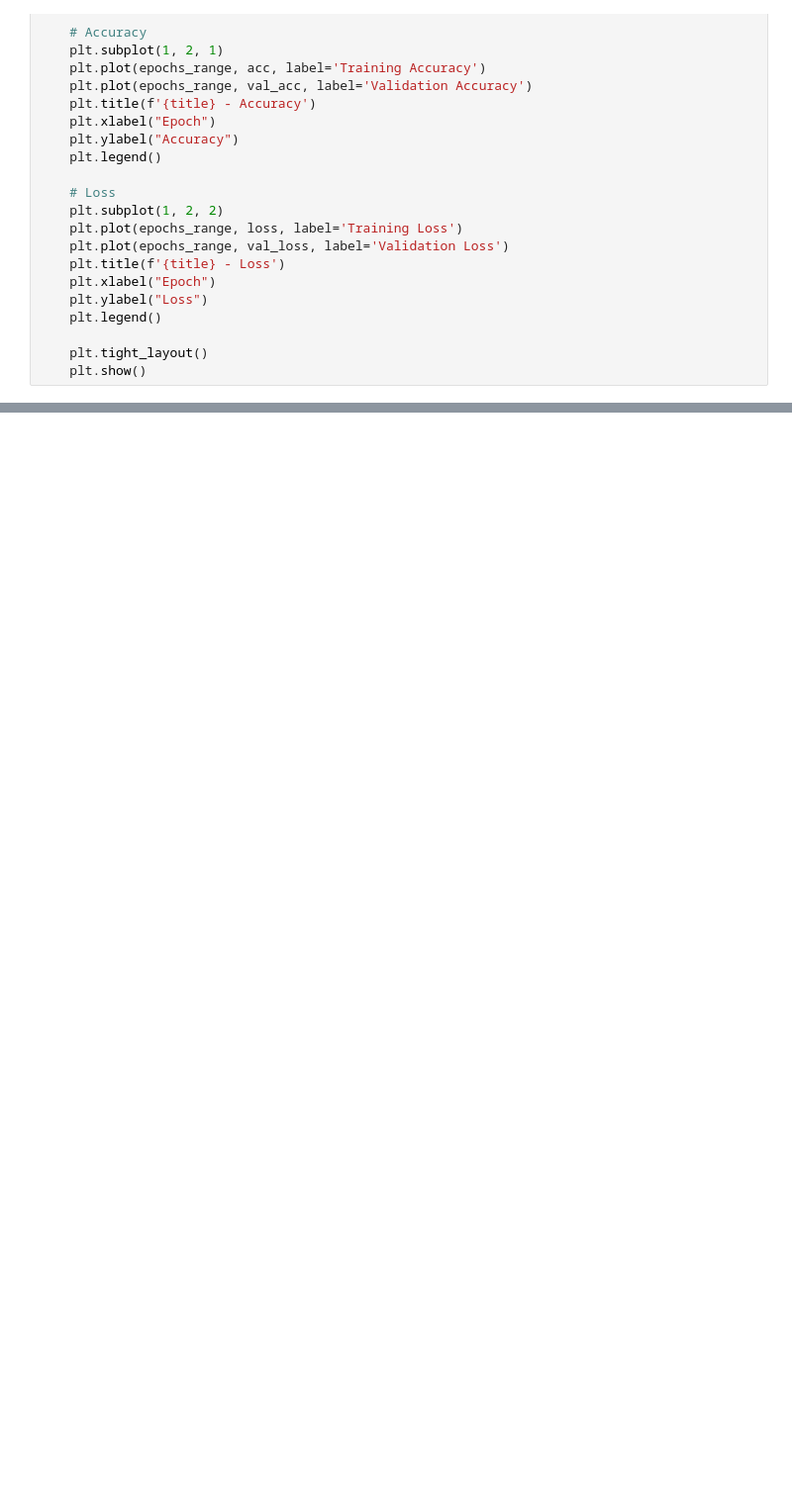
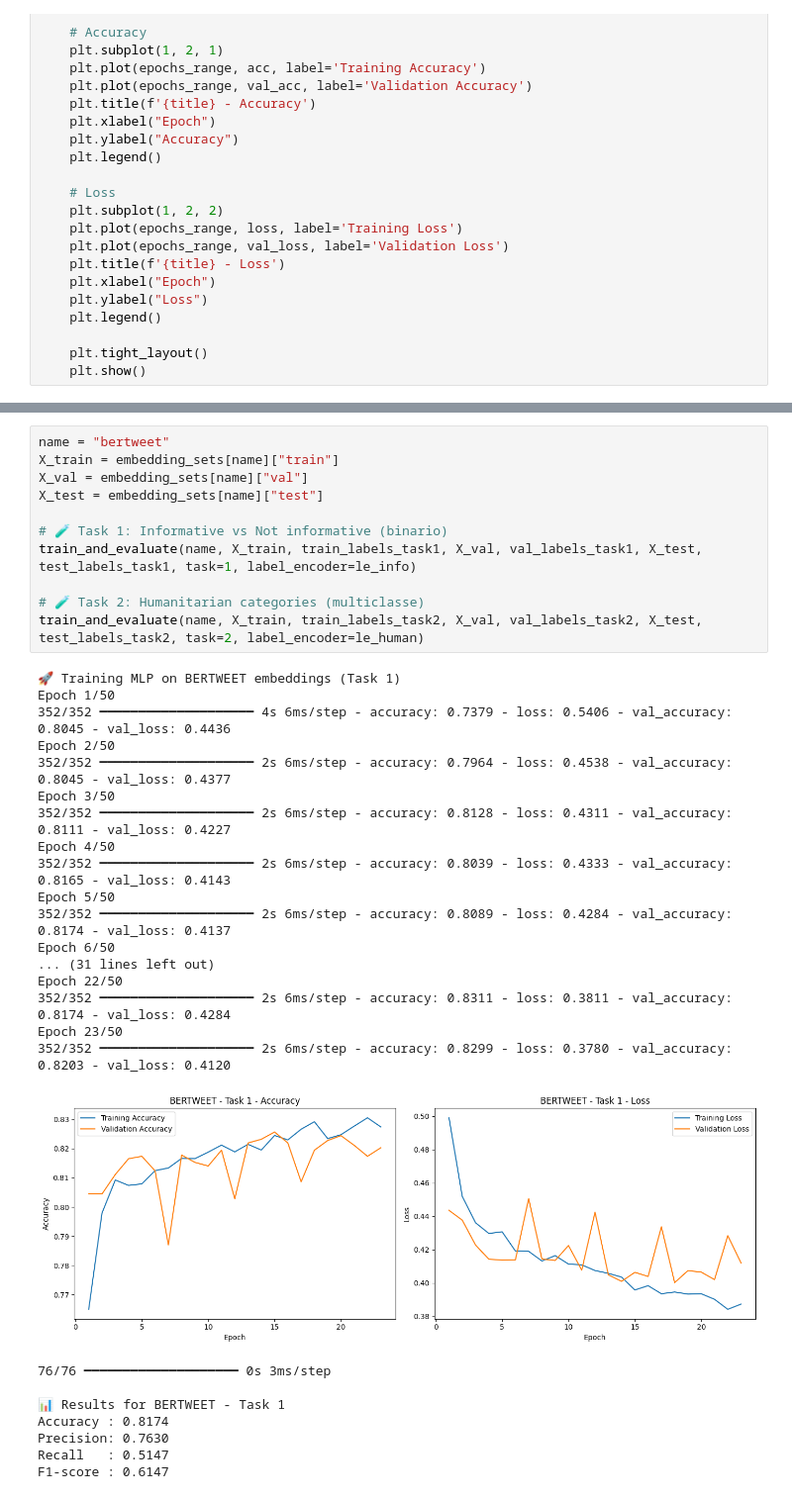
Before and after one commit to andreaceto/multimodal-crisis-classification, a Jupyter notebook: 04_text_classification.ipynb, the cells around one changed output, grey strips where cells are left out. Shown at 99% size. Saved outputs shown, nothing was run; the diff lists cells and outputs as text; blank space fills up the shorter version.

```diff
--- a/04_text_classification.ipynb
+++ b/04_text_classification.ipynb
@@ -177,0 +353,37 @@ for name, paths in embedding_sets.items():
+# %%
+name = "bertweet"
+X_train = embedding_sets[name]["train"]
+X_val = embedding_sets[name]["val"]
+X_test = embedding_sets[name]["test"]
+
+# 🧪 Task 1: Informative vs Not informative (binario)
+train_and_evaluate(name, X_train, train_labels_task1, X_val, val_labels_task1, X_test, test_labels_task1, task=1, label_encoder=le_info)
+
+# 🧪 Task 2: Humanitarian categories (multiclasse)
+train_and_evaluate(name, X_train, train_labels_task2, X_val, val_labels_task2, X_test, test_labels_task2, task=2, label_encoder=le_human)
+# %% [output]
+🚀 Training MLP on BERTWEET embeddings (Task 1)
+Epoch 1/50
+352/352 ━━━━━━━━━━━━━━━━━━━━ 4s 6ms/step - accuracy: 0.7379 - loss: 0.5406 - val_accuracy: 0.8045 - val_loss: 0.4436
+Epoch 2/50
+352/352 ━━━━━━━━━━━━━━━━━━━━ 2s 6ms/step - accuracy: 0.7964 - loss: 0.4538 - val_accuracy: 0.8045 - val_loss: 0.4377
+Epoch 3/50
+352/352 ━━━━━━━━━━━━━━━━━━━━ 2s 6ms/step - accuracy: 0.8128 - loss: 0.4311 - val_accuracy: 0.8111 - val_loss: 0.4227
+Epoch 4/50
+352/352 ━━━━━━━━━━━━━━━━━━━━ 2s 6ms/step - accuracy: 0.8039 - loss: 0.4333 - val_accuracy: 0.8165 - val_loss: 0.4143
+Epoch 5/50
+352/352 ━━━━━━━━━━━━━━━━━━━━ 2s 6ms/step - accuracy: 0.8089 - loss: 0.4284 - val_accuracy: 0.8174 - val_loss: 0.4137
+Epoch 6/50
+... (31 lines left out)
+Epoch 22/50
+352/352 ━━━━━━━━━━━━━━━━━━━━ 2s 6ms/step - accuracy: 0.8311 - loss: 0.3811 - val_accuracy: 0.8174 - val_loss: 0.4284
+Epoch 23/50
+352/352 ━━━━━━━━━━━━━━━━━━━━ 2s 6ms/step - accuracy: 0.8299 - loss: 0.3780 - val_accuracy: 0.8203 - val_loss: 0.4120
+[figure, added]
+76/76 ━━━━━━━━━━━━━━━━━━━━ 0s 3ms/step
+
+📊 Results for BERTWEET - Task 1
+Accuracy : 0.8174
+Precision: 0.7630
+Recall   : 0.5147
+F1-score : 0.6147
```
Also changed, not shown: parts of 9 cells of this notebook.
